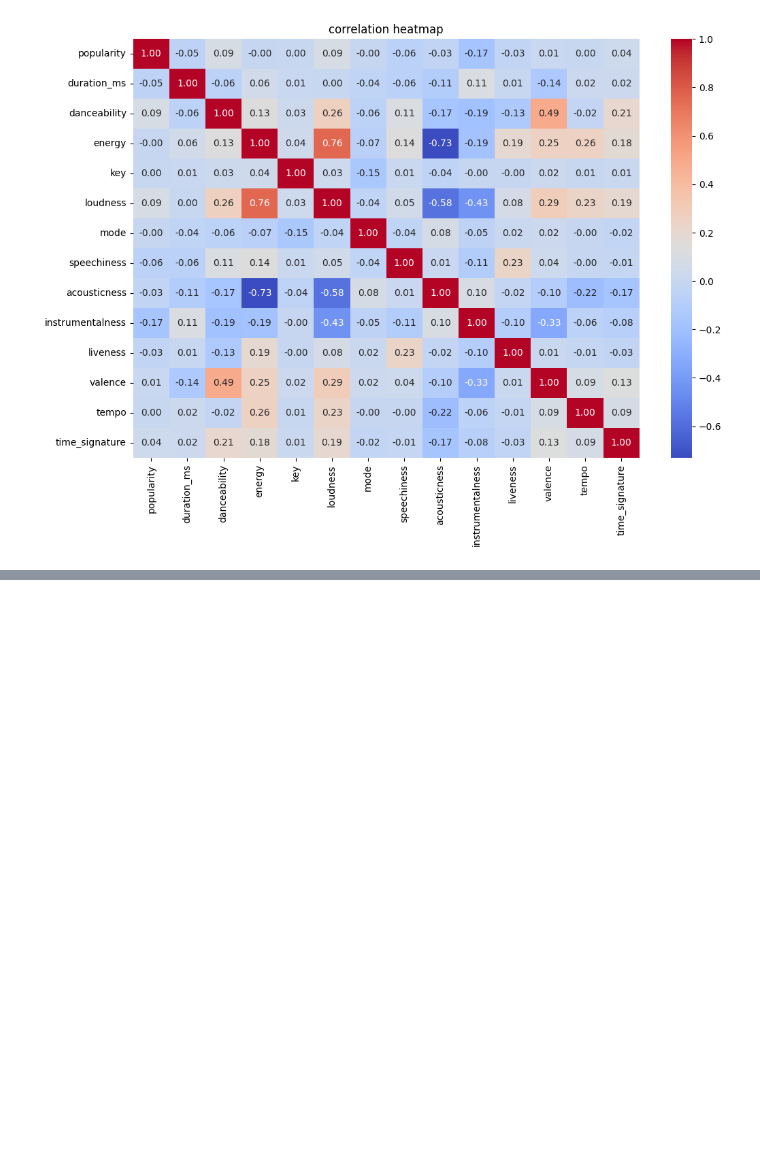
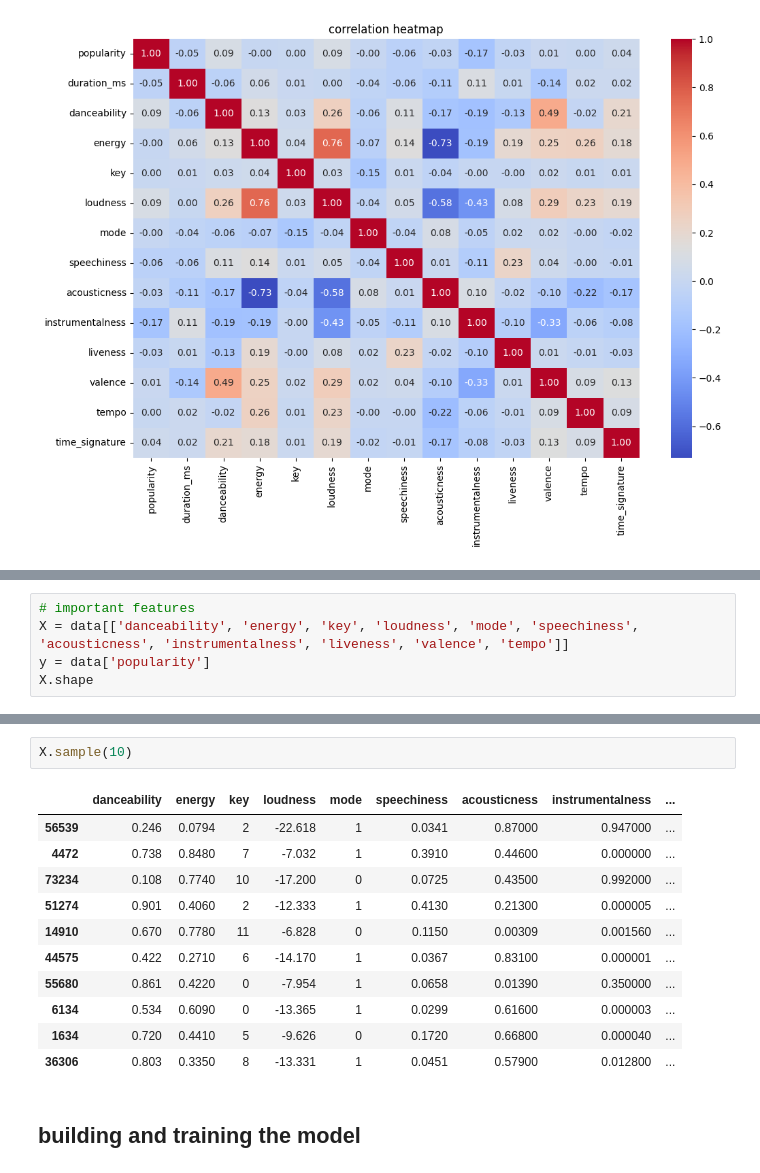
Before and after one commit to kamijoseph/Spotify-Song-Popularity, a Jupyter notebook: notebooks/main.ipynb, the cells around one changed output, grey strips where cells are left out. Drawn from its saved outputs; the diff is of its cells as text; blank space fills up the shorter version.

Commit message:
model building and training

```diff
--- a/notebooks/main.ipynb
+++ b/notebooks/main.ipynb
@@ -258,0 +302,5 @@ plt.show()
+# %%
+# important features
+X = data[['danceability', 'energy', 'key', 'loudness', 'mode', 'speechiness', 'acousticness', 'instrumentalness', 'liveness', 'valence', 'tempo']]
+y = data['popularity']
+X.shape
@@ -258,0 +323,16 @@ plt.show()
+# %%
+X.sample(10)
+# %% [output]
+|  | danceability | energy | key | loudness | mode | speechiness | acousticness | instrumentalness | ... |
+| 56539 | 0.246 | 0.0794 | 2 | -22.618 | 1 | 0.0341 | 0.87000 | 0.947000 | ... |
+| 4472 | 0.738 | 0.8480 | 7 | -7.032 | 1 | 0.3910 | 0.44600 | 0.000000 | ... |
+| 73234 | 0.108 | 0.7740 | 10 | -17.200 | 0 | 0.0725 | 0.43500 | 0.992000 | ... |
+| 51274 | 0.901 | 0.4060 | 2 | -12.333 | 1 | 0.4130 | 0.21300 | 0.000005 | ... |
+| 14910 | 0.670 | 0.7780 | 11 | -6.828 | 0 | 0.1150 | 0.00309 | 0.001560 | ... |
+| 44575 | 0.422 | 0.2710 | 6 | -14.170 | 1 | 0.0367 | 0.83100 | 0.000001 | ... |
+| 55680 | 0.861 | 0.4220 | 0 | -7.954 | 1 | 0.0658 | 0.01390 | 0.350000 | ... |
+| 6134 | 0.534 | 0.6090 | 0 | -13.365 | 1 | 0.0299 | 0.61600 | 0.000003 | ... |
+| 1634 | 0.720 | 0.4410 | 5 | -9.626 | 0 | 0.1720 | 0.66800 | 0.000040 | ... |
+| 36306 | 0.803 | 0.3350 | 8 | -13.331 | 1 | 0.0451 | 0.57900 | 0.012800 | ... |
+# %% [markdown]
+##  building and training the model
```
Also changed, not shown: parts of 10 cells of this notebook.
